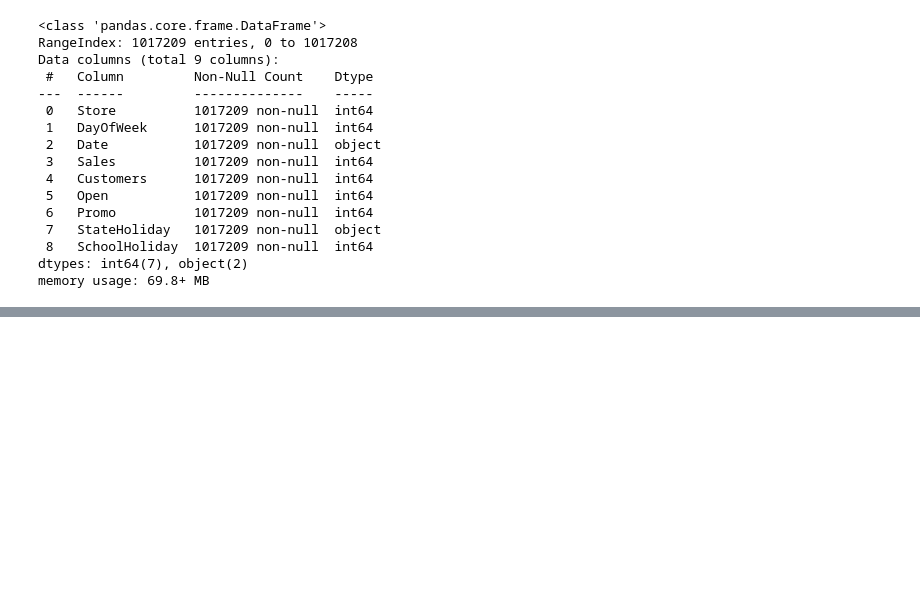
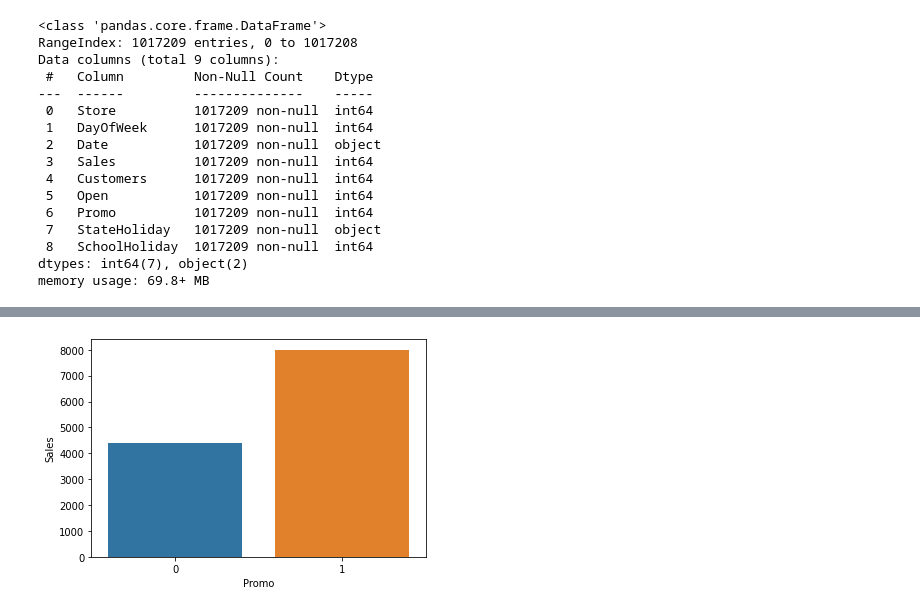
Before and after one commit to irshad9873/Sales_Rossmann, a Jupyter notebook: sales_prediction.ipynb, the cells around one changed output, grey strips where cells are left out. Cells and saved outputs as stored; diff of their text form; code cells hidden in the pictures; blank space fills up the shorter version.

```diff
--- a/sales_prediction.ipynb
+++ b/sales_prediction.ipynb
@@ -193,0 +118,4 @@ df_data.head()
+# %%
+sns.barplot(x = 'Promo', y = 'Sales', data = df_data);
+# %% [output]
+[figure, added]
```
Also changed, not shown: parts of 73 cells of this notebook.
